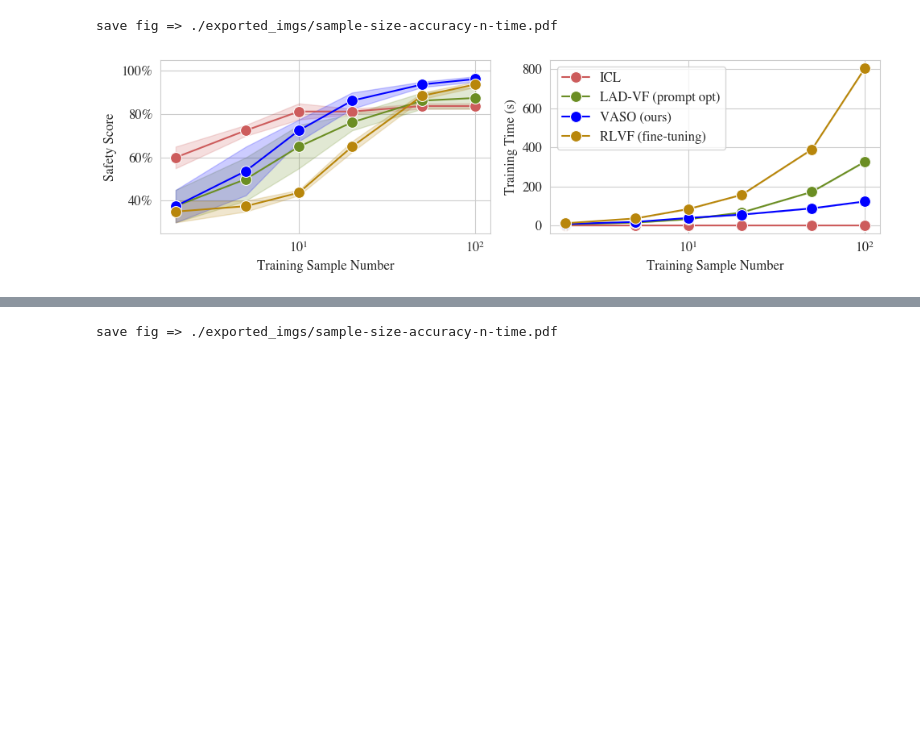
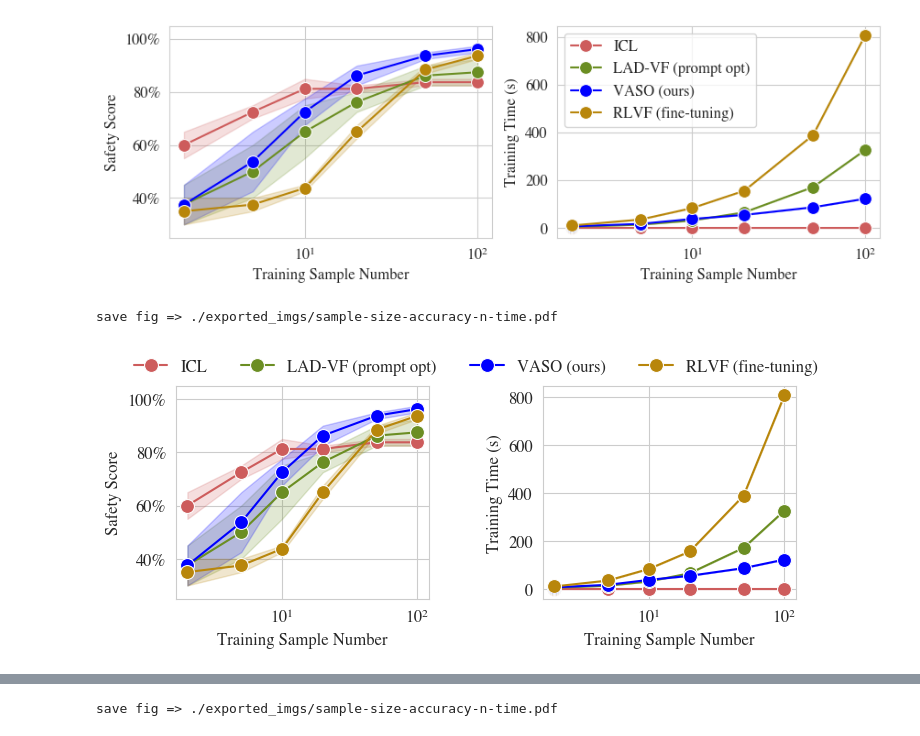
Before and after one commit to yunhaoyang234/skill-optimization, a Jupyter notebook: plot.ipynb, the cells around one changed output, grey strips where cells are left out. Drawn from its saved outputs; the diff is of its cells as text; code cells hidden in the pictures; blank space fills up the shorter version.

```diff
--- a/plot.ipynb
+++ b/plot.ipynb
@@ -46,7 +48,30 @@ ax.legend(loc="upper left", ncol = 1)
 plt.xscale('log')
 
 
-save_fig('sample-size-accuracy-n-time.pdf')
+# save_fig('sample-size-accuracy-n-time.pdf')
 # %% [output]
-save fig => ./exported_imgs/sample-size-accuracy-n-time.pdf
-[figure, old version]
+[figure, new version]
+# %%
+fig, axs = plt.subplots(1, 2, figsize=(8, 3), sharex=True, gridspec_kw={"wspace": 0.45})
+
+kwargs = dict(marker="o", markersize=10, palette=["#CD5C5C", "#6B8E23", "blue", "#B8860B"])
+
+sns.lineplot(df, x="Training Sample Number", y="Safety Score", hue="Category", ax=axs[0], **kwargs)
+axs[0].set_ylim(0.25, 1.05)
+axs[0].yaxis.set_major_formatter(PercentFormatter(xmax=1, decimals=0))
+axs[0].set_xscale("log")
+
+sns.lineplot(df, x="Training Sample Number", y="Training Time (s)", hue="Category", ax=axs[1], **kwargs)
+axs[1].set_xscale("log")
+
+handles, labels = axs[0].get_legend_handles_labels()
+for a in axs:
+    a.legend_.remove()
+
+fig.legend(handles, labels, loc="upper center", bbox_to_anchor=(0.5, 0.96), ncol=4, frameon=False)
+fig.subplots_adjust(top=0.82, wspace=0.2)
+
+save_fig('sample-size-accuracy-n-time.pdf')
+# %% [output]
+save fig => ./exported_imgs/sample-size-accuracy-n-time.pdf
+[figure, added]
```
Also changed, not shown: parts of 2 cells of this notebook.
